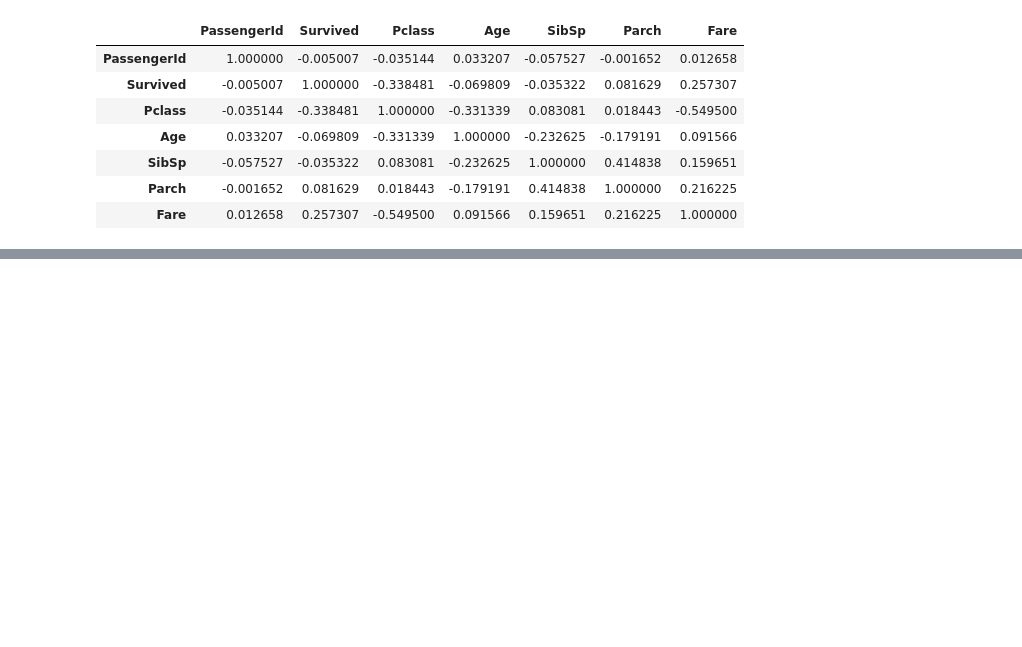
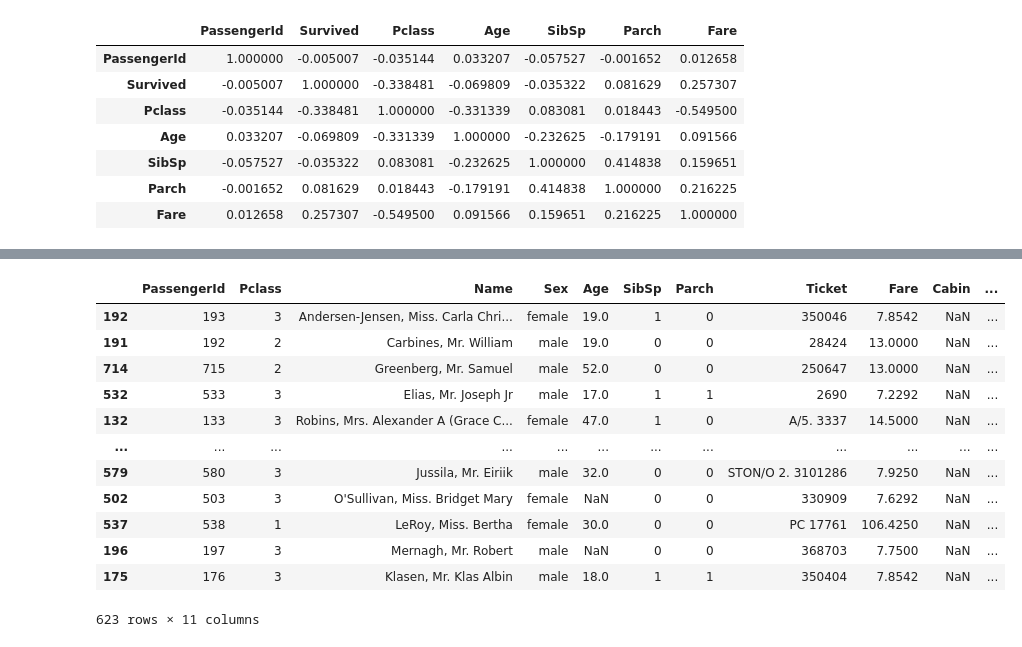
Before and after one commit to wichuuu/fintech, a Jupyter notebook: 05machine_learning/07EDA_탐색적데이터분석.ipynb, the cells around one changed output, grey strips where cells are left out. Saved outputs shown, nothing was run; the diff lists cells and outputs as text; code cells hidden in the pictures; blank space fills up the shorter version.

```diff
--- a/05machine_learning/07EDA_탐색적데이터분석.ipynb
+++ b/05machine_learning/07EDA_탐색적데이터분석.ipynb
@@ -816,0 +868,18 @@ data[['PassengerId', 'Survived', 'Pclass', 'Age', 'SibSp',
+# %%
+X_train, X_test, y_train, y_test = train_test_split(X, y, test_size=0.3, random_state=7)
+# %%
+X_train
+# %% [output]
+|  | PassengerId | Pclass | Name | Sex | Age | SibSp | Parch | Ticket | Fare | Cabin | ... |
+| 192 | 193 | 3 | Andersen-Jensen, Miss. Carla Chri... | female | 19.0 | 1 | 0 | 350046 | 7.8542 | NaN | ... |
+| 191 | 192 | 2 | Carbines, Mr. William | male | 19.0 | 0 | 0 | 28424 | 13.0000 | NaN | ... |
+| 714 | 715 | 2 | Greenberg, Mr. Samuel | male | 52.0 | 0 | 0 | 250647 | 13.0000 | NaN | ... |
+| 532 | 533 | 3 | Elias, Mr. Joseph Jr | male | 17.0 | 1 | 1 | 2690 | 7.2292 | NaN | ... |
+| 132 | 133 | 3 | Robins, Mrs. Alexander A (Grace C... | female | 47.0 | 1 | 0 | A/5. 3337 | 14.5000 | NaN | ... |
+| ... | ... | ... | ... | ... | ... | ... | ... | ... | ... | ... | ... |
+| 579 | 580 | 3 | Jussila, Mr. Eiriik | male | 32.0 | 0 | 0 | STON/O 2. 3101286 | 7.9250 | NaN | ... |
+| 502 | 503 | 3 | O'Sullivan, Miss. Bridget Mary | female | NaN | 0 | 0 | 330909 | 7.6292 | NaN | ... |
+| 537 | 538 | 1 | LeRoy, Miss. Bertha | female | 30.0 | 0 | 0 | PC 17761 | 106.4250 | NaN | ... |
+| 196 | 197 | 3 | Mernagh, Mr. Robert | male | NaN | 0 | 0 | 368703 | 7.7500 | NaN | ... |
+| 175 | 176 | 3 | Klasen, Mr. Klas Albin | male | 18.0 | 1 | 1 | 350404 | 7.8542 | NaN | ... |
+623 rows × 11 columns
```
Also changed, not shown: parts of 56 cells of this notebook, 2 other files.
